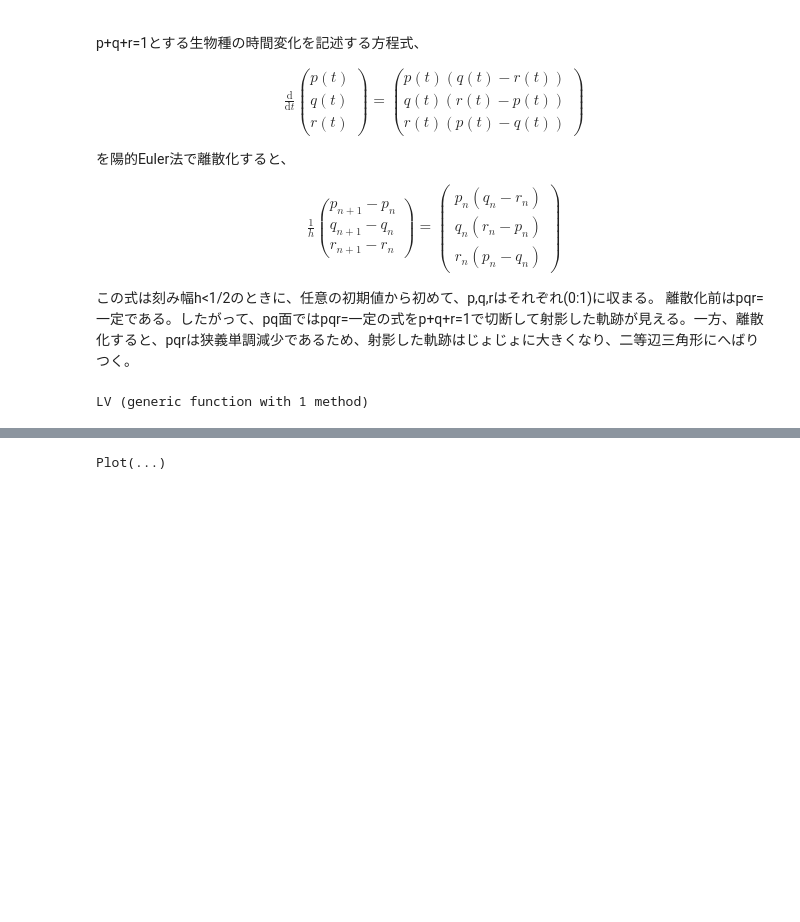
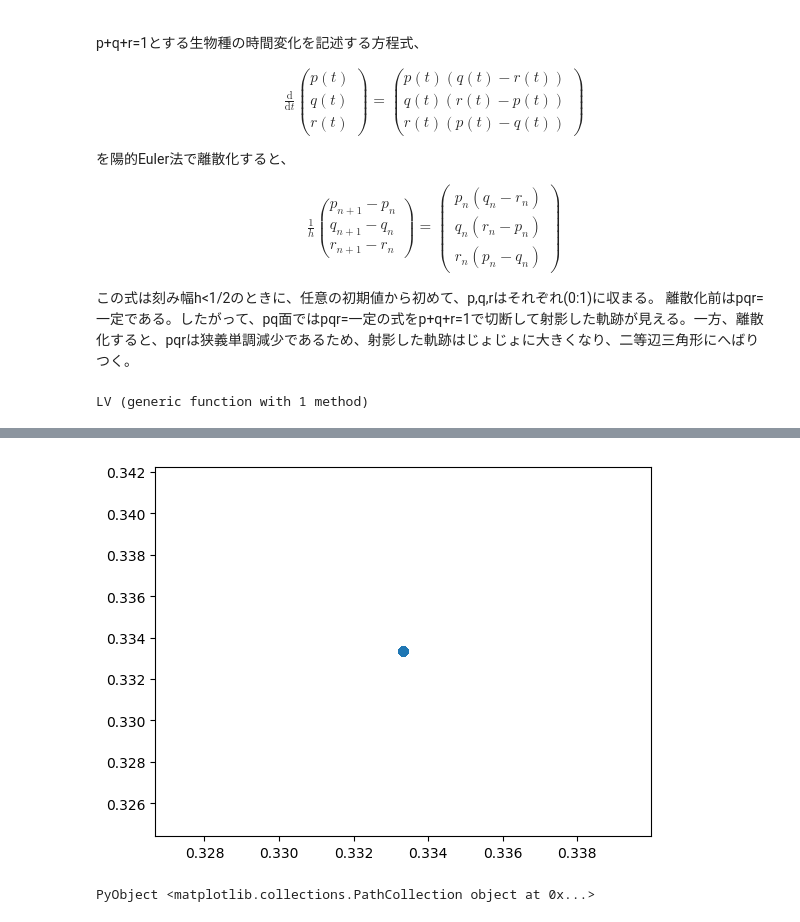
Before and after one commit to kim-tom/Lotka-Volterra, a Jupyter notebook: LV.ipynb, the cells around one changed output, grey strips where cells are left out. Saved outputs shown, nothing was run; the diff lists cells and outputs as text; code cells hidden in the pictures; blank space fills up the shorter version.

```diff
--- a/LV.ipynb
+++ b/LV.ipynb
@@ -43,4 +44,6 @@ Plot(...)
 # %%
-LV(1/3,1/3,1/3) #定常解
+pqr=LV(1/3,1/3,1/3) #定常解
+PyPlot.scatter(pqr[1,1:num+1],pqr[2,1:num+1])
 # %% [output]
+[figure, added]
-Plot(...)
+PyObject <matplotlib.collections.PathCollection object at 0x...>
```
Also changed, not shown: parts of 3 cells of this notebook.
